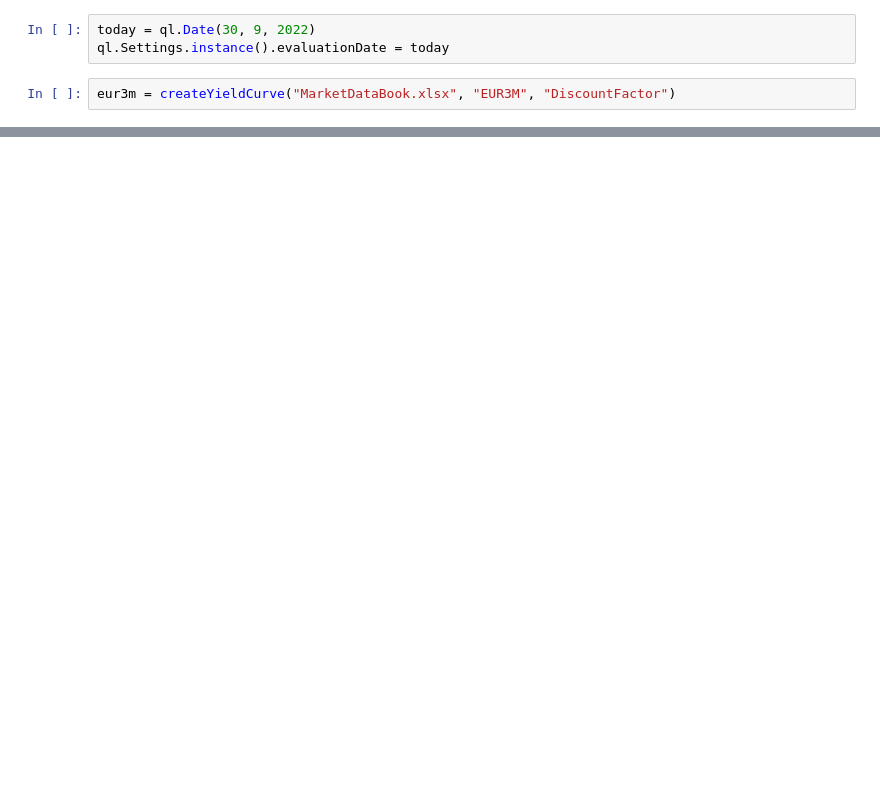
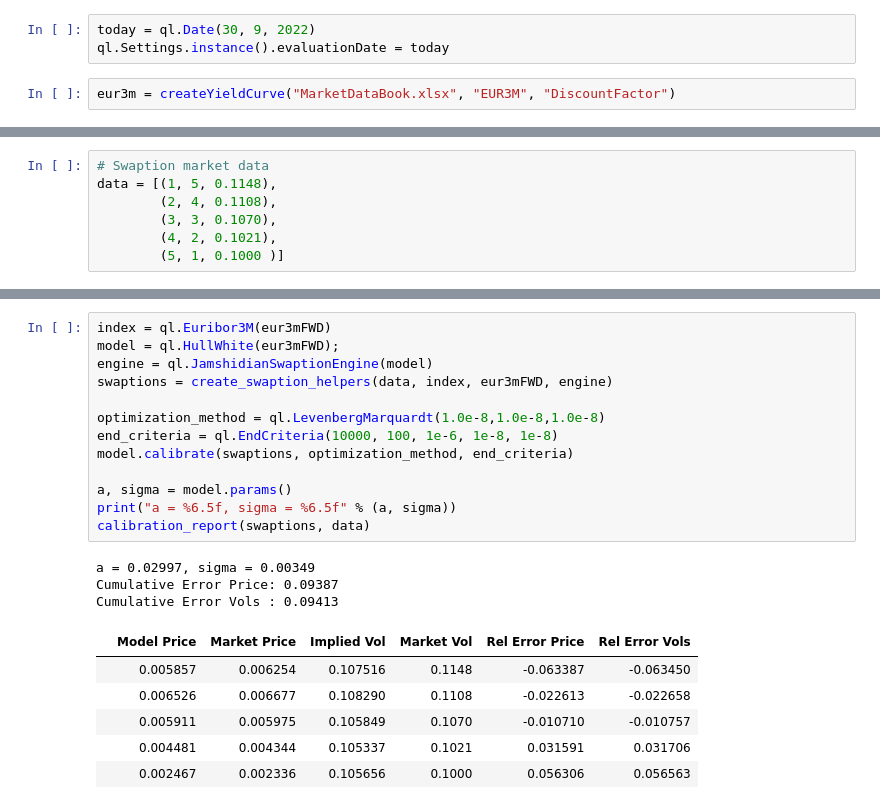
Before and after one commit to Mylo91/QuantLibExamples, a Jupyter notebook: IR.ipynb, the cells around one changed output, grey strips where cells are left out. Saved outputs shown, nothing was run; the diff lists cells and outputs as text; blank space fills up the shorter version.

```diff
--- a/IR.ipynb
+++ b/IR.ipynb
@@ -24,0 +79,7 @@ Date(30,9,2022)
+# %%
+# Swaption market data
+data = [(1, 5, 0.1148),
+        (2, 4, 0.1108),
+        (3, 3, 0.1070),
+        (4, 2, 0.1021),
+        (5, 1, 0.1000 )]
@@ -24,0 +131,23 @@ Date(30,9,2022)
+# %%
+index = ql.Euribor3M(eur3mFWD)
+model = ql.HullWhite(eur3mFWD);
+engine = ql.JamshidianSwaptionEngine(model)
+swaptions = create_swaption_helpers(data, index, eur3mFWD, engine)
+
+optimization_method = ql.LevenbergMarquardt(1.0e-8,1.0e-8,1.0e-8)
+end_criteria = ql.EndCriteria(10000, 100, 1e-6, 1e-8, 1e-8)
+model.calibrate(swaptions, optimization_method, end_criteria)
+
+a, sigma = model.params()
+print("a = %6.5f, sigma = %6.5f" % (a, sigma))
+calibration_report(swaptions, data)
+# %% [output]
+a = 0.02997, sigma = 0.00349
+Cumulative Error Price: 0.09387
+Cumulative Error Vols : 0.09413
+|  | Model Price | Market Price | Implied Vol | Market Vol | Rel Error Price | Rel Error Vols |
+|  | 0.005857 | 0.006254 | 0.107516 | 0.1148 | -0.063387 | -0.063450 |
+|  | 0.006526 | 0.006677 | 0.108290 | 0.1108 | -0.022613 | -0.022658 |
+|  | 0.005911 | 0.005975 | 0.105849 | 0.1070 | -0.010710 | -0.010757 |
+|  | 0.004481 | 0.004344 | 0.105337 | 0.1021 | 0.031591 | 0.031706 |
+|  | 0.002467 | 0.002336 | 0.105656 | 0.1000 | 0.056306 | 0.056563 |
```
Also changed, not shown: parts of 12 cells of this notebook.
